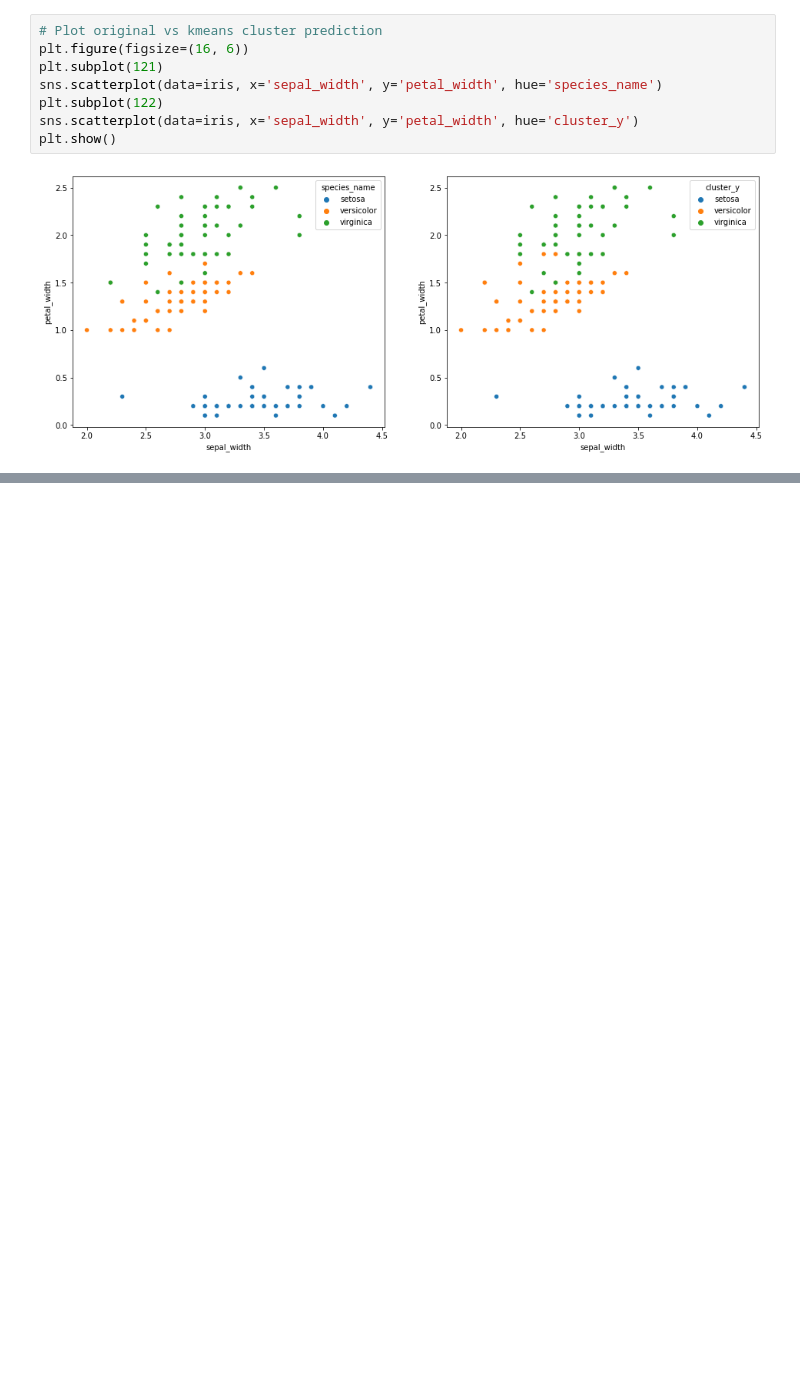
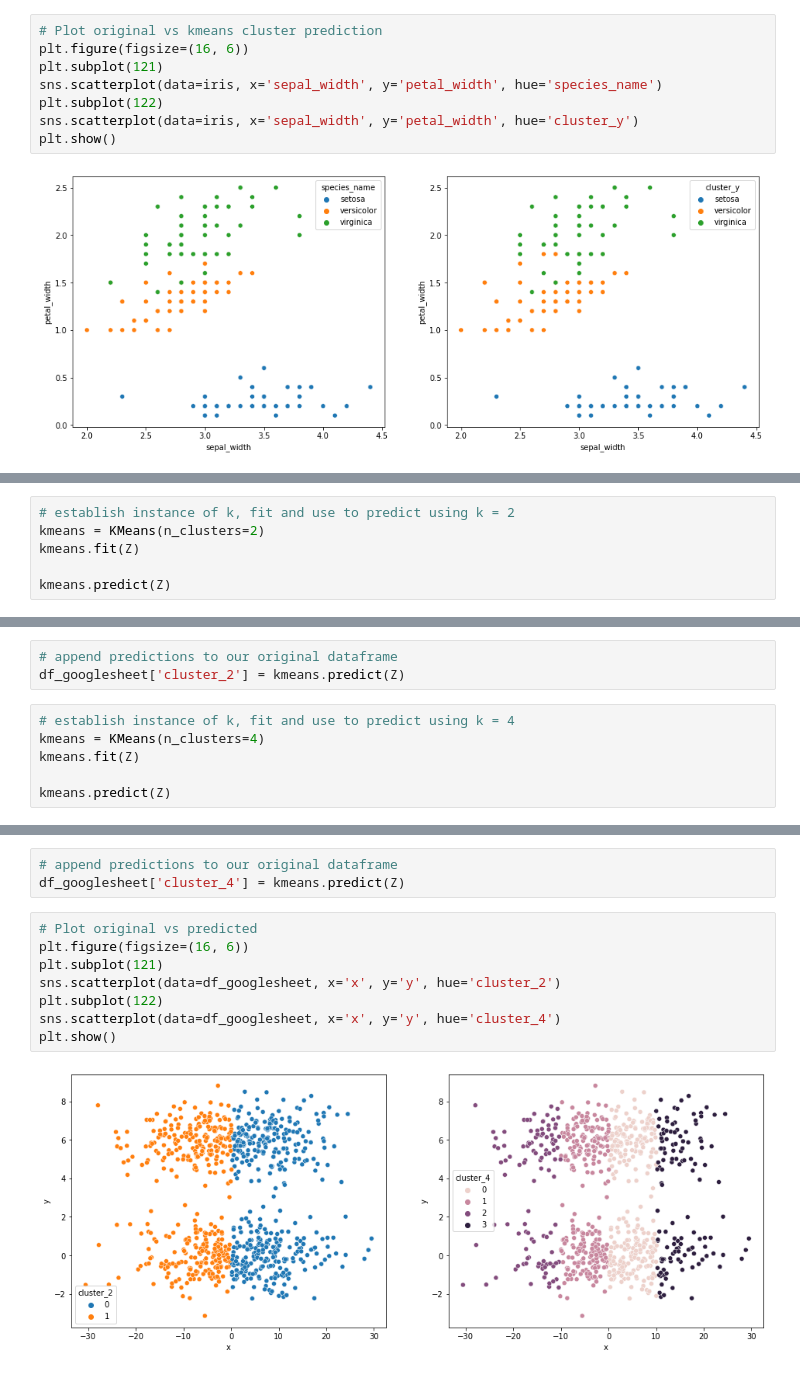
Before and after one commit to albertopuentes/clustering-exercises, a Jupyter notebook: Modeling.ipynb, the cells around one changed output, grey strips where cells are left out. Cells and saved outputs as stored; diff of their text form; blank space fills up the shorter version.

```diff
--- a/Modeling.ipynb
+++ b/Modeling.ipynb
@@ -158,0 +201,6 @@ plt.show()
+# %%
+# establish instance of k, fit and use to predict using k = 2
+kmeans = KMeans(n_clusters=2)
+kmeans.fit(Z)
+
+kmeans.predict(Z)
@@ -158,0 +225,9 @@ plt.show()
+# %%
+# append predictions to our original dataframe
+df_googlesheet['cluster_2'] = kmeans.predict(Z)
+# %%
+# establish instance of k, fit and use to predict using k = 4
+kmeans = KMeans(n_clusters=4)
+kmeans.fit(Z)
+
+kmeans.predict(Z)
@@ -158,0 +252,13 @@ plt.show()
+# %%
+# append predictions to our original dataframe
+df_googlesheet['cluster_4'] = kmeans.predict(Z)
+# %%
+# Plot original vs predicted
+plt.figure(figsize=(16, 6))
+plt.subplot(121)
+sns.scatterplot(data=df_googlesheet, x='x', y='y', hue='cluster_2')
+plt.subplot(122)
+sns.scatterplot(data=df_googlesheet, x='x', y='y', hue='cluster_4')
+plt.show()
+# %% [output]
+[figure, added]
```
Also changed, not shown: parts of 28 cells of this notebook.
